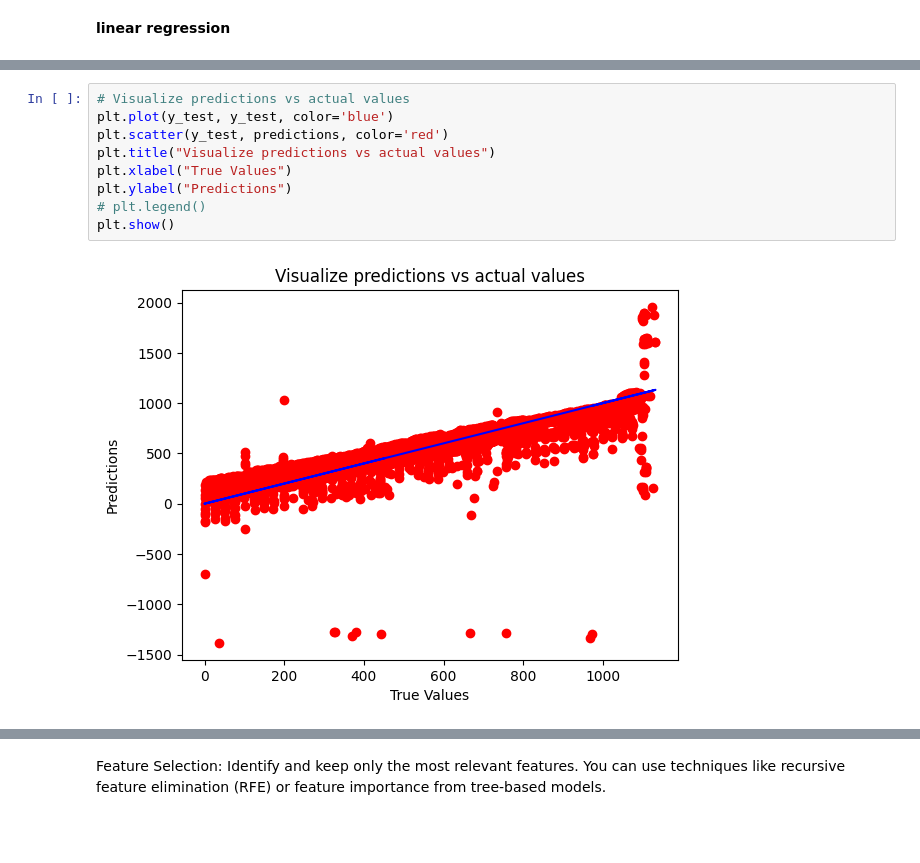
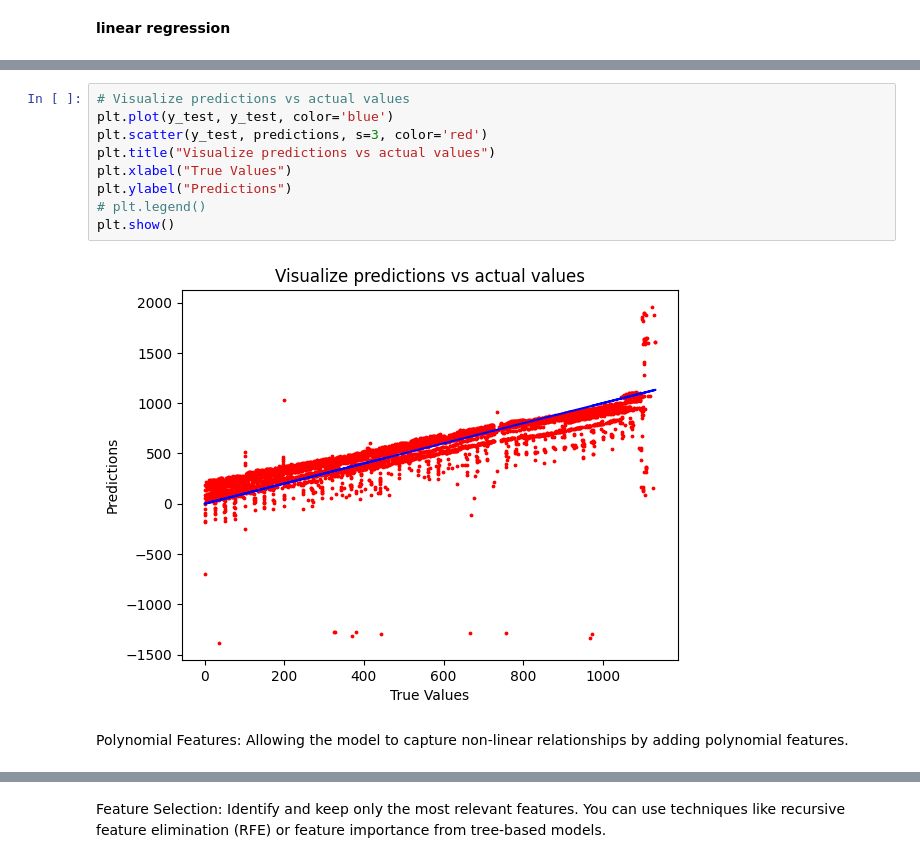
Before and after one commit to ammarelbadry1/ML, a Jupyter notebook: LinearRegressionModel.ipynb, the cells around one changed output, grey strips where cells are left out. Cells and saved outputs as stored; diff of their text form; blank space fills up the shorter version.

Commit message:
[add] model visualization

```diff
--- a/LinearRegressionModel.ipynb
+++ b/LinearRegressionModel.ipynb
@@ -99,11 +99,14 @@ R squared: 0.78334669349363
 # %%
 # Visualize predictions vs actual values
 plt.plot(y_test, y_test, color='blue')
-plt.scatter(y_test, predictions, color='red')
+plt.scatter(y_test, predictions, s=3, color='red')
 plt.title("Visualize predictions vs actual values")
 plt.xlabel("True Values")
 plt.ylabel("Predictions")
 # plt.legend()
 plt.show()
 # %% [output]
-[figure, old version]
+[figure, new version]
+# %% [markdown]
+Polynomial Features:
+Allowing the model to capture non-linear relationships by adding polynomial features.
```
Also changed, not shown: parts of 9 cells of this notebook, 1 other file.
